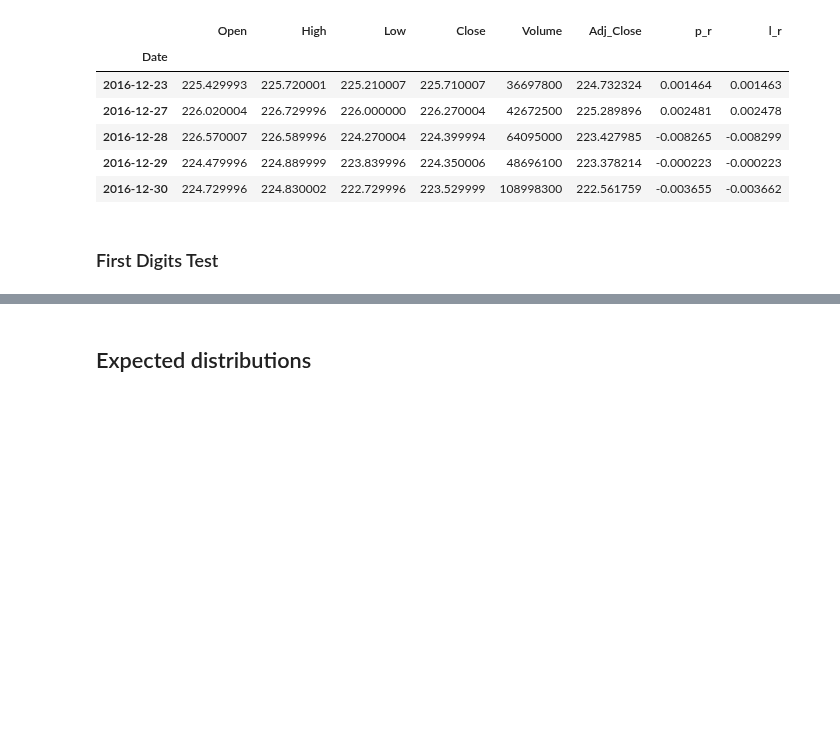
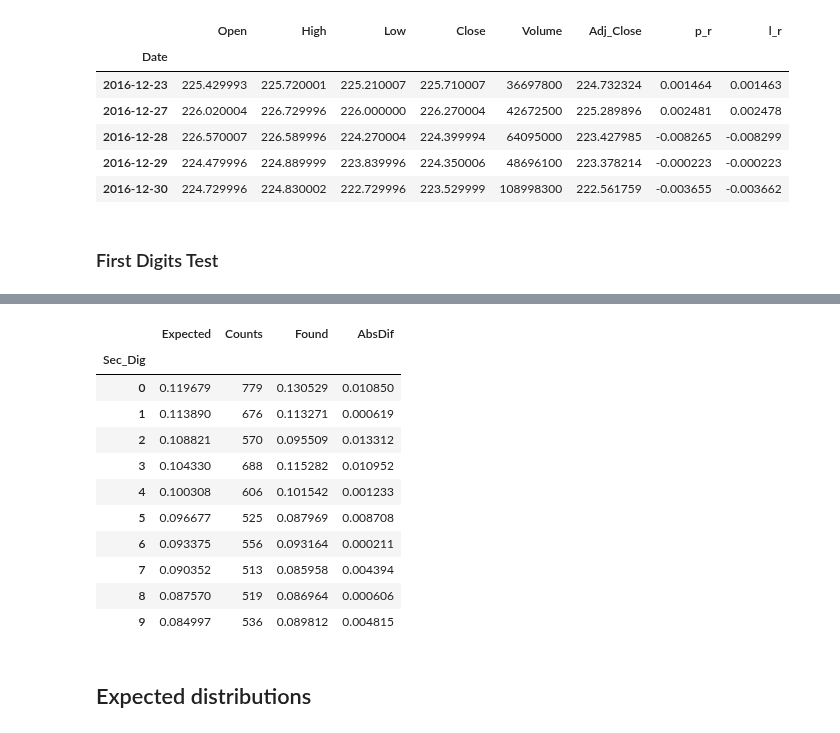
Before and after one commit to milcent/benford_py, a Jupyter notebook: Demo.ipynb, the cells around one changed output, grey strips where cells are left out. Cells and saved outputs as stored; diff of their text form; code cells hidden in the pictures; blank space fills up the shorter version.

```diff
--- a/Demo.ipynb
+++ b/Demo.ipynb
@@ -96,3 +83,18 @@ f1d
+# %%
+sd
+# %% [output]
+|  | Expected | Counts | Found | AbsDif |
+| Sec_Dig |  |  |  |  |
+| 0 | 0.119679 | 779 | 0.130529 | 0.010850 |
+| 1 | 0.113890 | 676 | 0.113271 | 0.000619 |
+| 2 | 0.108821 | 570 | 0.095509 | 0.013312 |
+| 3 | 0.104330 | 688 | 0.115282 | 0.010952 |
+| 4 | 0.100308 | 606 | 0.101542 | 0.001233 |
+| 5 | 0.096677 | 525 | 0.087969 | 0.008708 |
+| 6 | 0.093375 | 556 | 0.093164 | 0.000211 |
+| 7 | 0.090352 | 513 | 0.085958 | 0.004394 |
+| 8 | 0.087570 | 519 | 0.086964 | 0.000606 |
+| 9 | 0.084997 | 536 | 0.089812 | 0.004815 |
 # %% [markdown]
 ## Expected distributions
 # %% [markdown]
```
Also changed, not shown: parts of 4 cells of this notebook, 1 other file.
